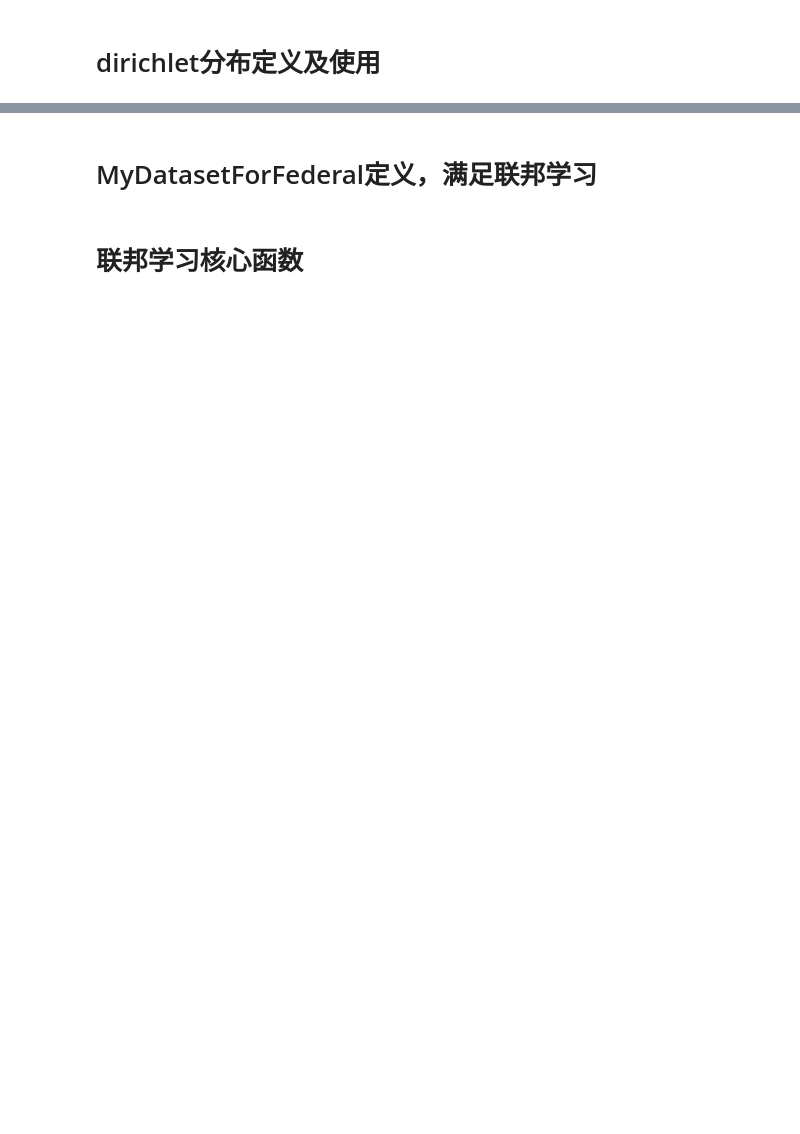
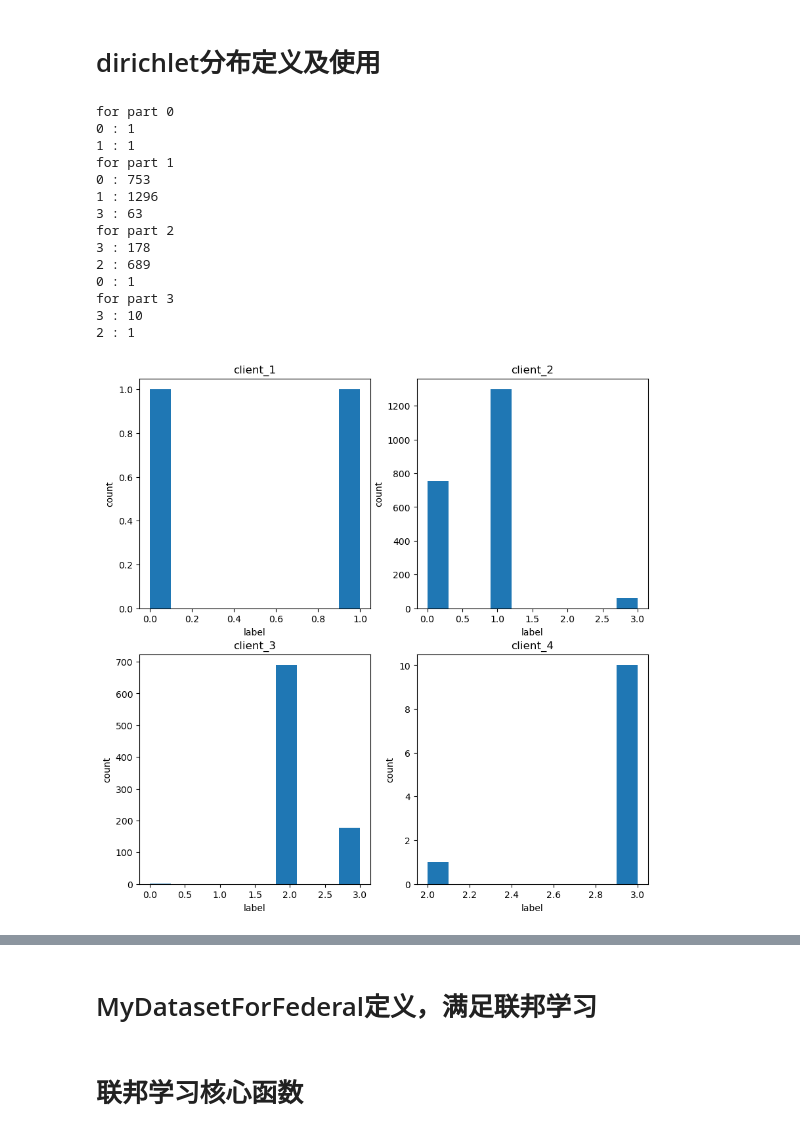
Before and after one commit to shuxiongwuziqi/federal_house_price, a Jupyter notebook: task3.ipynb, the cells around one changed output, grey strips where cells are left out. Cells and saved outputs as stored; diff of their text form; code cells hidden in the pictures; blank space fills up the shorter version.

```diff
--- a/task3.ipynb
+++ b/task3.ipynb
@@ -288,13 +288,44 @@ alpha = 0.5
 train_index, test_index = dirichlet_partition((x_train, y_train), (x_test, y_test), alpha=alpha, user_num=user_num)
 # %%
 from collections import Counter
+from matplotlib import pyplot as plt
 def visualize_partion():
+  plt.figure(figsize=(10,10))
   for i in range(4):
     y_train_part = y_train[train_index[i]]
     label_counter = Counter(y_train_part)
     print(f"for part {i}")
+    labels = []
+    counts = []
     for label, count in label_counter.items():
       print(label, ":", count)
+      labels.append(label)
+      counts.append(count)
+    plt.subplot(2, 2, i + 1)
+    plt.title(f"client_{i+1}")
+    plt.xlabel("label")
+    plt.ylabel("count")
+    plt.hist(y_train_part)
+  plt.show()
+# %%
+train_index, test_index = dirichlet_partition((x_train, y_train), (x_test, y_test), alpha=0.1, user_num=user_num)
+visualize_partion()
+# %% [output]
+for part 0
+0 : 1
+1 : 1
+for part 1
+0 : 753
+1 : 1296
+3 : 63
+for part 2
+3 : 178
+2 : 689
+0 : 1
+for part 3
+3 : 10
+2 : 1
+[figure, added]
 # %%
 train_index, test_index = dirichlet_partition((x_train, y_train), (x_test, y_test), alpha=0.3, user_num=user_num)
 visualize_partion()
```
Also changed, not shown: parts of 9 cells of this notebook.
